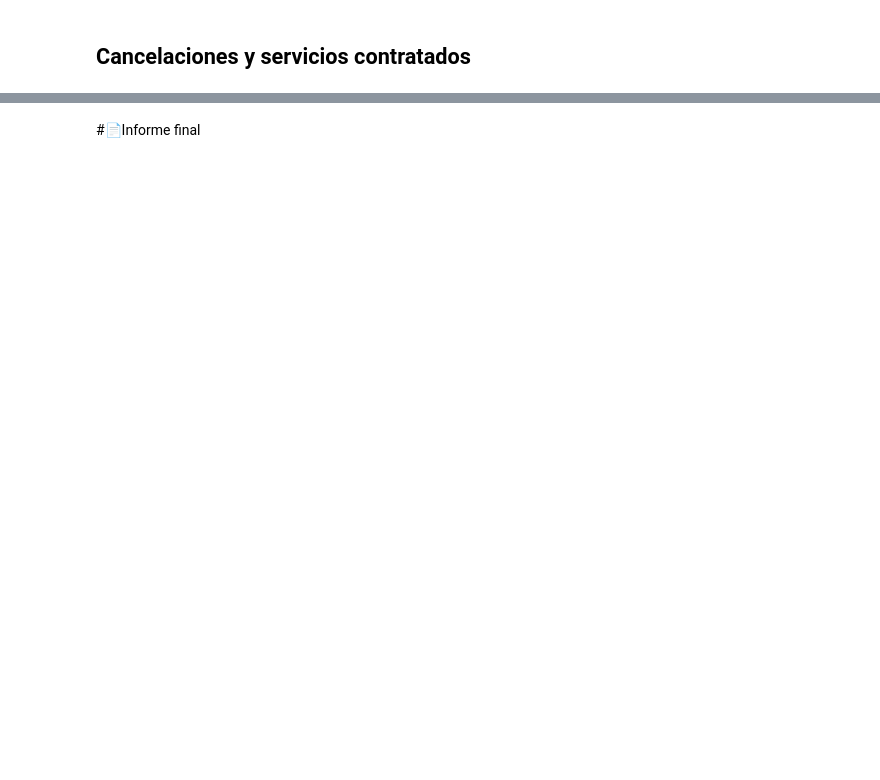
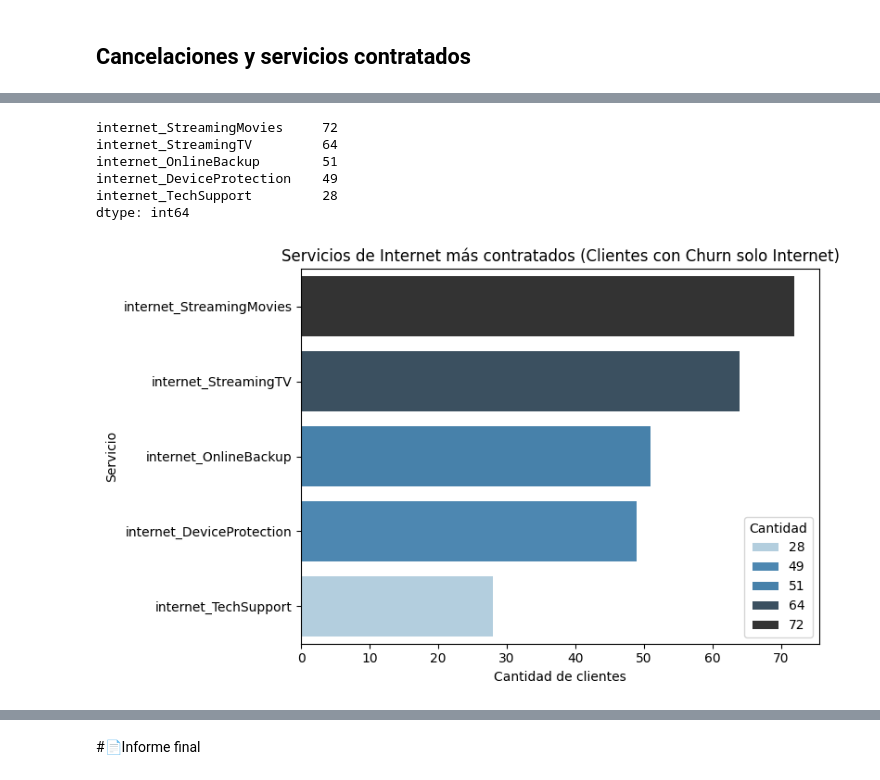
Before and after one commit to marsavil/telecom_x_challenge, a Jupyter notebook: TelecomX_LATAM.ipynb, the cells around one changed output, grey strips where cells are left out. Drawn from its saved outputs; the diff is of its cells as text; code cells hidden in the pictures; blank space fills up the shorter version.

```diff
--- a/TelecomX_LATAM.ipynb
+++ b/TelecomX_LATAM.ipynb
@@ -234,0 +364,27 @@ plt.show()
+# %%
+# Contar cuántos clientes contrataron cada servicio
+service_counts = (churn_internet[internet_services] == 'Yes').sum().sort_values(ascending=False)
+
+# Mostrar los resultados
+print(service_counts)
+
+# Convertir a DataFrame para graficar
+service_counts_df = service_counts.reset_index()
+service_counts_df.columns = ['Servicio', 'Cantidad']
+
+# Gráfico de barras
+plt.figure(figsize=(8, 5))
+sns.barplot(data=service_counts_df, x='Cantidad', y='Servicio', hue= 'Cantidad',palette='Blues_d')
+plt.title('Servicios de Internet más contratados (Clientes con Churn solo Internet)')
+plt.xlabel('Cantidad de clientes')
+plt.ylabel('Servicio')
+plt.tight_layout()
+plt.show()
+# %% [output]
+internet_StreamingMovies     72
+internet_StreamingTV         64
+internet_OnlineBackup        51
+internet_DeviceProtection    49
+internet_TechSupport         28
+dtype: int64
+[figure, added]
```
Also changed, not shown: parts of 25 cells of this notebook, 7 other files.
